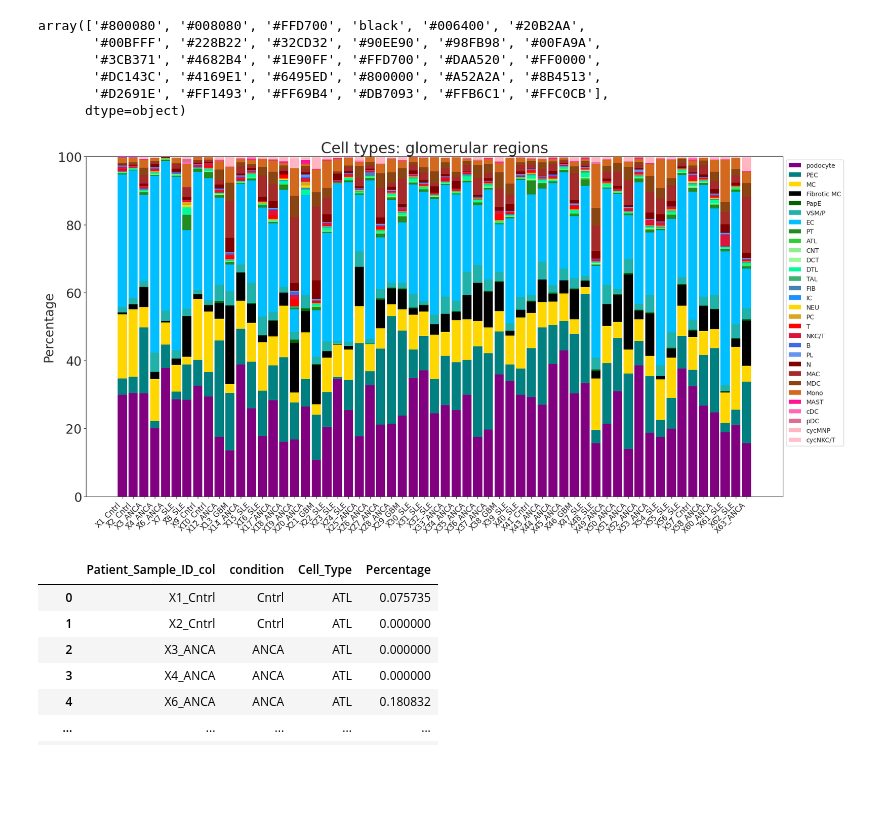
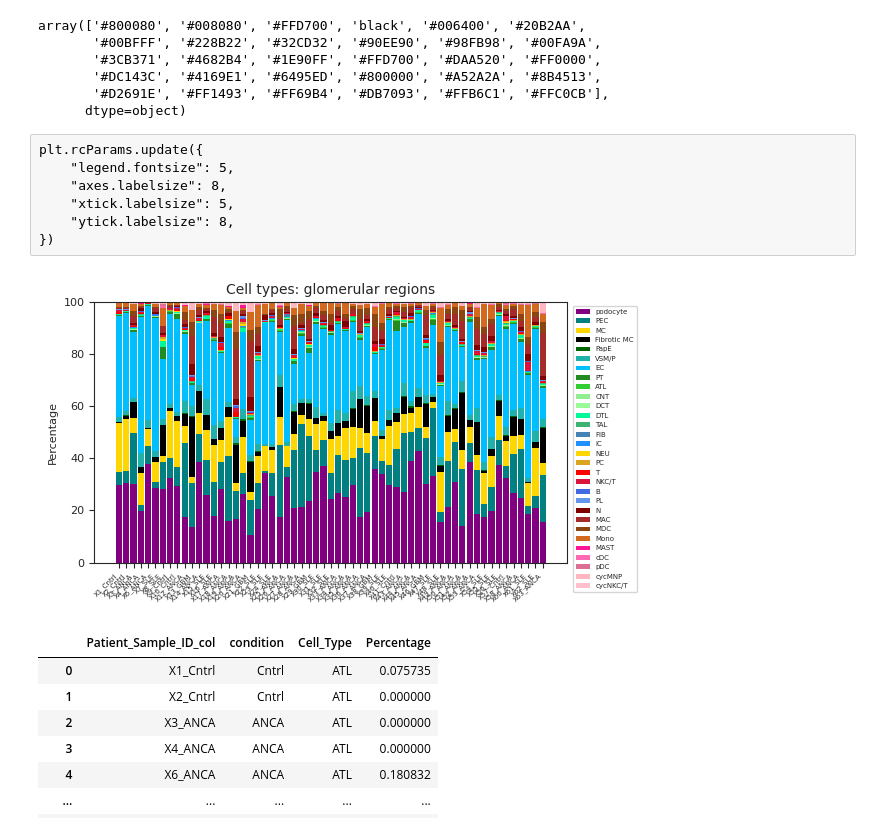
Before and after one commit to Zeba-Sultana/xenium-cgn, a Jupyter notebook: notebooks/12_CellTypeProportions_BoxPlots/s01_CellComposition_Gloms.ipynb, the cells around one changed output. Drawn from its saved outputs; the diff is of its cells as text; code cells hidden in the pictures; blank space fills up the shorter version.

Commit message:
updated scripst for making celltype proportion plots

```diff
--- a/notebooks/12_CellTypeProportions_BoxPlots/s01_CellComposition_Gloms.ipynb
+++ b/notebooks/12_CellTypeProportions_BoxPlots/s01_CellComposition_Gloms.ipynb
@@ -191,43 +191,55 @@ array(['#800080', '#008080', '#FFD700', 'black', '#006400', '#20B2AA',
        '#DC143C', '#4169E1', '#6495ED', '#800000', '#A52A2A', '#8B4513',
        '#D2691E', '#FF1493', '#FF69B4', '#DB7093', '#FFB6C1', '#FFC0CB'],
       dtype=object)
+# %% [raw]
+plt.rcParams.update({
+    "legend.fontsize": 5,
+    "axes.labelsize": 8,
+    "xtick.labelsize": 5,
+    "ytick.labelsize": 8,
+})
 # %%
+
 import matplotlib.pyplot as plt
 from matplotlib.colors import ListedColormap
 from sccoda.util import data_visualization as viz
 
 # Extract the colors from adata
 colors = adata.uns["celltype_l1_colors"]
 
 # Convert the list of colors to a Matplotlib colormap
 colormap = ListedColormap(colors)
 
-plt.rcParams['figure.figsize'] = [18, 9]
+#plt.rcParams['figure.figsize'] = [6.25, 3.5]
+plt.rcParams['figure.figsize'] = [7.5, 3.5]
+
 viz.stacked_barplot(data=data_Xen, feature_name="Patient_Sample_ID_col", cmap=colormap)
 
 # Customize fonts and plot
-title_fontsize = 24
-label_fontsize = 20
-#tick_fontsize = 10
-xtick_fontsize = 12
-ytick_fontsize = 20
-legend_fontsize = 18
+title_fontsize = 10
+label_fontsize = 8
+xtick_fontsize = 5
+ytick_fontsize = 8
+legend_fontsize = 5
 
 
 plt.title('Cell types: glomerular regions', fontsize=title_fontsize)
 #plt.xlabel("")  # Remove x-axis label
 plt.ylabel('Percentage', fontsize=label_fontsize)
 plt.xticks(rotation=45, fontsize=xtick_fontsize, ha='right', va='top')
 plt.yticks(fontsize=ytick_fontsize)
-#plt.legend(title='Condition', title_fontsize=legend_fontsize, fontsize=legend_fontsize, bbox_to_anchor=(1.05, 1), loc='upper left')
+#plt.legend(title='Condition', title_fontsize=legend_fontsize, fontsize=legend_fontsize, bbox_to_anchor=(1.005, 1), loc='upper left')
+plt.legend( fontsize=legend_fontsize, bbox_to_anchor=(1.005, 1), loc='upper left')
+
 
 # Show the plot
-plt.tight_layout()
+#plt.tight_layout()
+plt.tight_layout(rect=[0, 0, 0.99, 1])  # leave ~2% of width for the legend
 plt.savefig("./output/Barplot_CellType_Percentages_glom.png")
 plt.savefig("./output/Barplot_CellType_Percentages_glom.pdf")
 plt.show()
 # %% [output]
-[figure, old version]
+[figure, new version]
 # %%
 df_sampleXcelltypes["condition"]=df_sampleXcelltypes["Patient_Sample_ID_col"].str.split("_").str[1]
 
```
Also changed, not shown: parts of 6 cells of this notebook, 2 other files.
